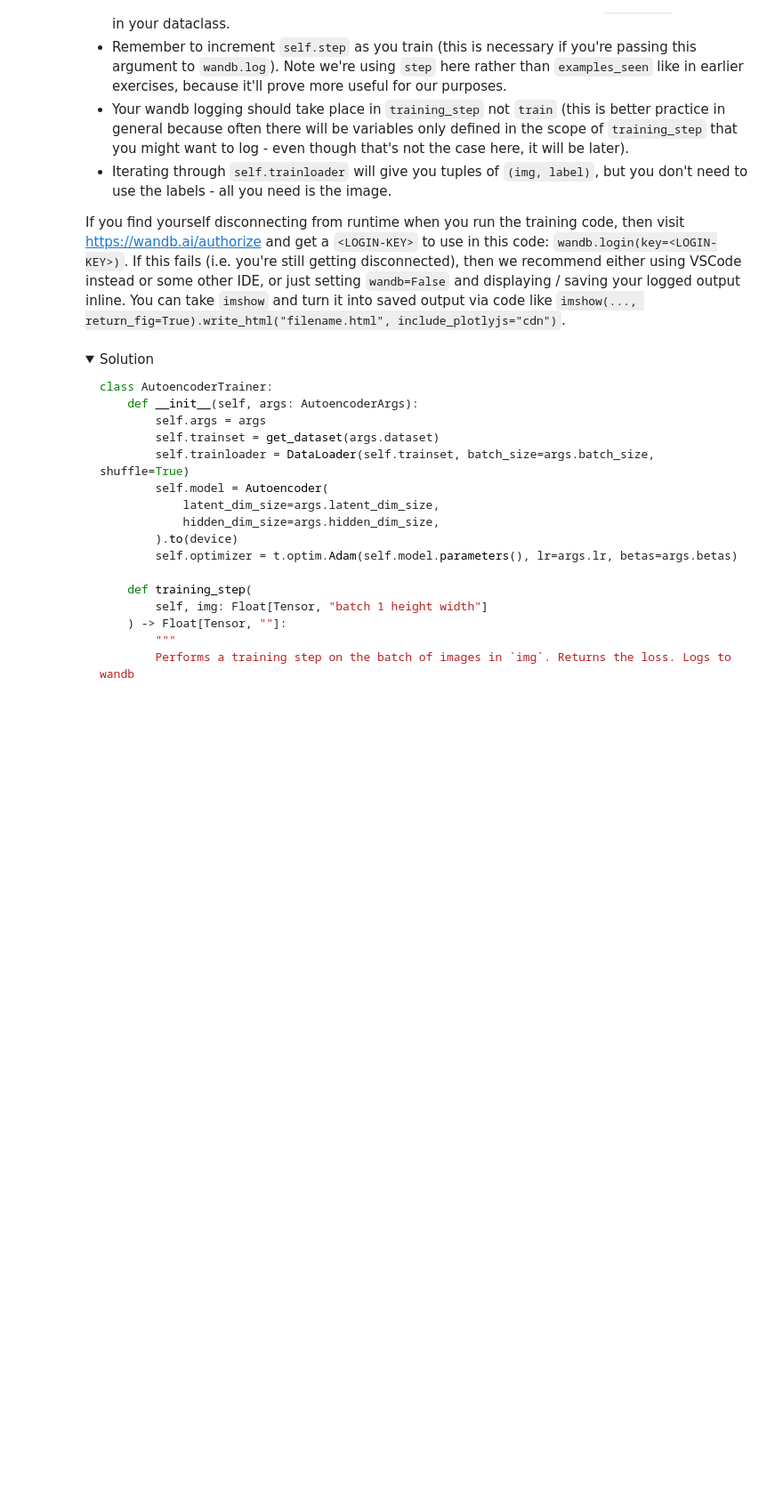
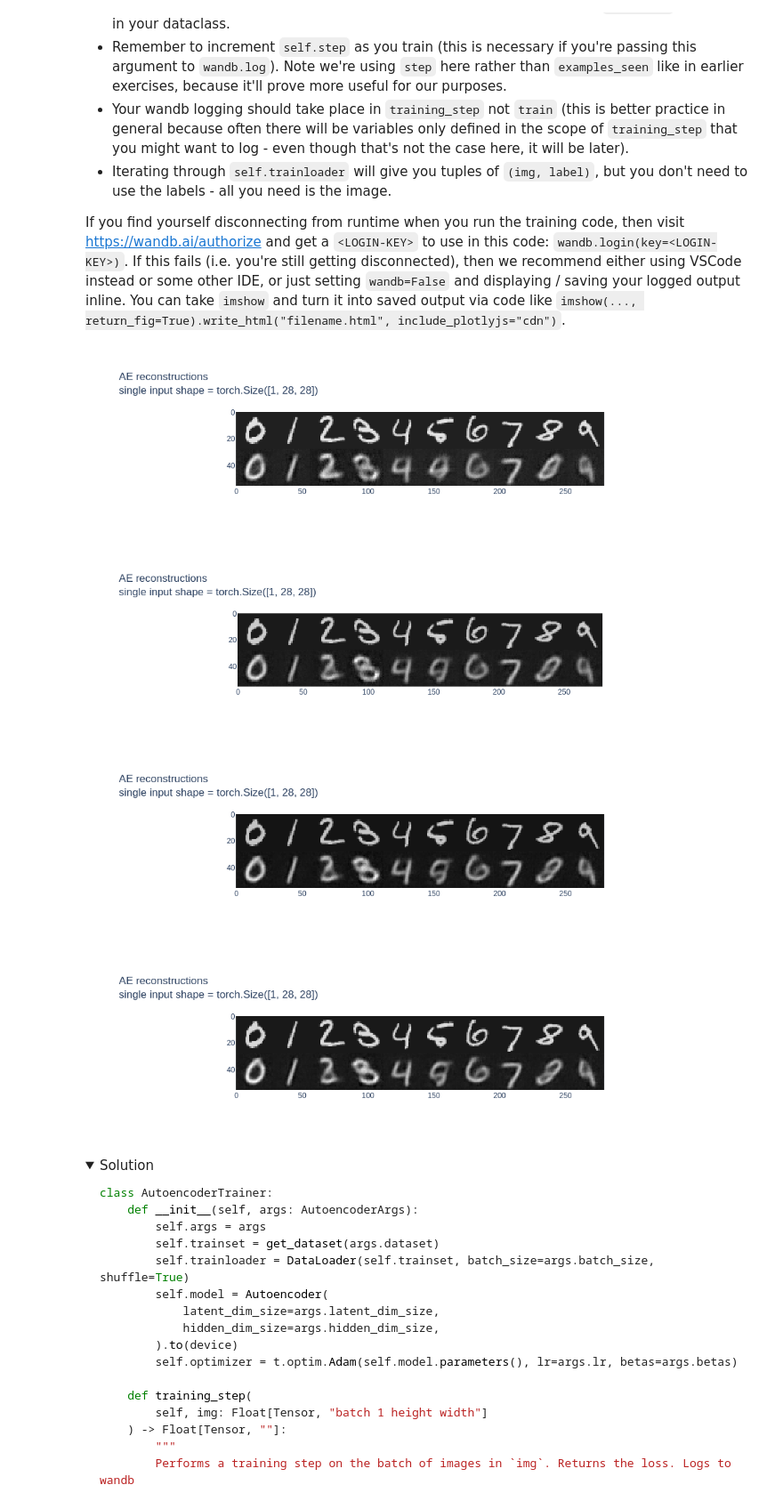
Before and after one commit to Shimin-Zhang/ARENA_Progress, a Jupyter notebook: chapter0_fundamentals/exercises/part5_vaes_and_gans/0.5_VAEs_&_GANs_exercises.ipynb, the cells around one changed output. Shown at 89% size. Cells and saved outputs as stored; diff of their text form; code cells hidden in the pictures; folded sections open; blank space fills up the shorter version.

Commit message:
0.5 VAEs & GANs: Autoencoder + trainer, VAE + trainer (tests passing; VAE trained after kernel restart); GANs next (learner work; 0.2 output re-save)

```diff
--- a/chapter0_fundamentals/exercises/part5_vaes_and_gans/0.5_VAEs_&_GANs_exercises.ipynb
+++ b/chapter0_fundamentals/exercises/part5_vaes_and_gans/0.5_VAEs_&_GANs_exercises.ipynb
@@ -395,19 +402,3 @@ print_param_count(my_Autoencoder, soln_Autoencoder)
 # print_param_count(my_Autoencoder, soln_Autoencoder, filename=str(section_dir / "0503.html"))
 
 <iframe src="https://info-arena.github.io/ARENA_img/misc/media-05/0503.html" width="920" height="470"></iframe> -->
-# %%
-class Autoencoder(nn.Module):
-    def __init__(self, latent_dim_size: int, hidden_dim_size: int):
-        """Creates the encoder & decoder modules."""
-        super().__init__()
-        self.encoder = ...
-        self.decoder = ...
-
-    def forward(
-        self, x: Float[Tensor, "batch 1 height width"]
-    ) -> Float[Tensor, "batch 1 height width"]:
-        """Returns the reconstruction of the input, after mapping through encoder & decoder."""
-        raise NotImplementedError()
-
-
-tests.test_autoencoder(Autoencoder)
@@ -515,7 +546,7 @@ class AutoencoderArgs:
     # logging
     use_wandb: bool = True
     wandb_project: str | None = "day5-autoencoder"
-    wandb_name: str | None = None
+    wandb_name: str | None = "MNIST Test"
     log_every_n_steps: int = 250
 
 
@@ -529,6 +560,7 @@ class AutoencoderTrainer:
             hidden_dim_size=args.hidden_dim_size,
         ).to(device)
         self.optimizer = t.optim.Adam(self.model.parameters(), lr=args.lr, betas=args.betas)
+        self.loss = t.nn.MSELoss()
 
     def training_step(
         self, img: Float[Tensor, "batch 1 height width"]
@@ -537,40 +569,68 @@ class AutoencoderTrainer:
         Performs a training step on the batch of images in `img`. Returns the loss. Logs to wandb
         if enabled.
         """
-        raise NotImplementedError()
+        self.step += 1
+
+        result = self.model(img)
+        # print('result shape', result.shape)
+        # print('img shape', img.shape)
+        loss = self.loss(img, result)
+        loss.backward()
+        self.optimizer.step()
+        self.model.zero_grad()
+
+        if self.args.use_wandb:
+            wandb.log({'loss': loss}, step = self.step)
+
+        return loss
+
 
     @t.inference_mode()
     def log_samples(self) -> None:
         """
         Evaluates model on holdout data, either logging to weights & biases or displaying output.
         """
         assert self.step > 0, "First call should come after a training step. Remember to increment `self.step`."
         output = self.model(HOLDOUT_DATA)
         if self.args.use_wandb:
             output = (output - output.min()) / (output.max() - output.min())  # Normalize to [0, 1]
             output = (output * 255).to(dtype=t.uint8)  # Convert to uint8 for logging
             wandb.log({"images": [wandb.Image(arr) for arr in output.cpu().numpy()]}, step=self.step)
         else:
             display_data(t.concat([HOLDOUT_DATA, output]), nrows=2, title="AE reconstructions")
 
     def train(self) -> Autoencoder:
         """Performs a full training run."""
         self.step = 0
         if self.args.use_wandb:
             wandb.init(project=self.args.wandb_project, name=self.args.wandb_name)
             wandb.watch(self.model)
 
         # YOUR CODE HERE - iterate over epochs, and train your model
+        for e in range(self.args.epochs):
+            pbar = tqdm(self.trainloader)
+            for img, label in pbar:
+                img = (img).to(device)
+                loss = self.training_step(img)
+                pbar.set_postfix(epoch=f"{e+ 1}/{args.epochs}", loss=f"{loss:.3f}", refresh=False)
 
+                if self.step % self.args.log_every_n_steps == 0:
+                    self.log_samples()
+            pbar.close()
         if self.args.use_wandb:
             wandb.finish()
 
         return self.model
 
 
 args = AutoencoderArgs(use_wandb=False)
 trainer = AutoencoderTrainer(args)
 autoencoder = trainer.train()
+# %% [output]
+[figure, added]
+[figure, added]
+[figure, added]
+[figure, added]
 # %% [markdown]
 <details><summary>Solution</summary>
 
```
Also changed, not shown: parts of 10 cells of this notebook, 1 other file.
